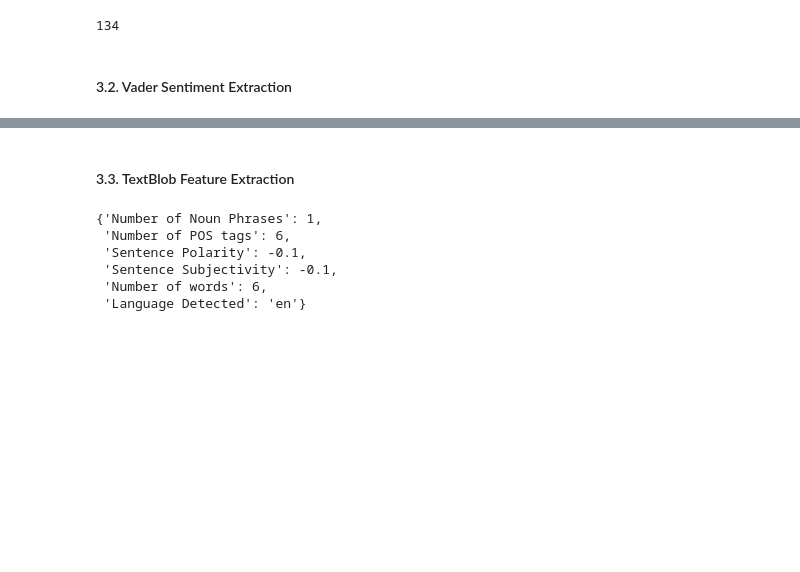
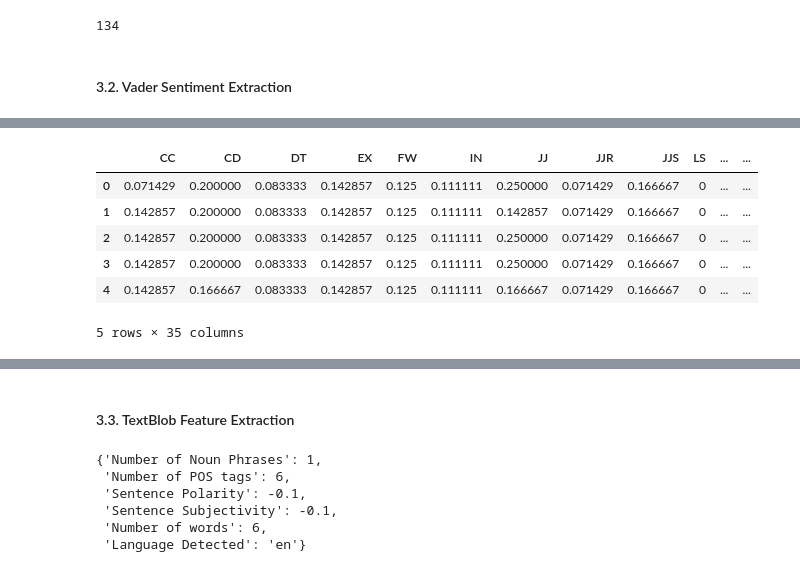
Before and after one commit to aijedi/Natural-Language-Processing, a Jupyter notebook: Project 4 - 12 Class Sentiment Tweet Sentimet Classification/Prepare the Data Frame and Feature Extraction.ipynb, the cells around one changed output, grey strips where cells are left out. Cells and saved outputs as stored; diff of their text form; code cells hidden in the pictures; blank space fills up the shorter version.

```diff
--- a/Project 4 - 12 Class Sentiment Tweet Sentimet Classification/Prepare the Data Frame and Feature Extraction.ipynb
+++ b/Project 4 - 12 Class Sentiment Tweet Sentimet Classification/Prepare the Data Frame and Feature Extraction.ipynb
@@ -446,0 +195,10 @@ See the caveats in the documentation: http://pandas.pydata.org/pandas-docs/stabl
+# %%
+df[pos_tag_list].head()
+# %% [output]
+|  | CC | CD | DT | EX | FW | IN | JJ | JJR | JJS | LS | ... | ... |
+| 0 | 0.071429 | 0.200000 | 0.083333 | 0.142857 | 0.125 | 0.111111 | 0.250000 | 0.071429 | 0.166667 | 0 | ... | ... |
+| 1 | 0.142857 | 0.200000 | 0.083333 | 0.142857 | 0.125 | 0.111111 | 0.142857 | 0.071429 | 0.166667 | 0 | ... | ... |
+| 2 | 0.142857 | 0.200000 | 0.083333 | 0.142857 | 0.125 | 0.111111 | 0.250000 | 0.071429 | 0.166667 | 0 | ... | ... |
+| 3 | 0.142857 | 0.200000 | 0.083333 | 0.142857 | 0.125 | 0.111111 | 0.250000 | 0.071429 | 0.166667 | 0 | ... | ... |
+| 4 | 0.142857 | 0.166667 | 0.083333 | 0.142857 | 0.125 | 0.111111 | 0.166667 | 0.071429 | 0.166667 | 0 | ... | ... |
+5 rows × 35 columns
```
Also changed, not shown: parts of 95 cells of this notebook.
